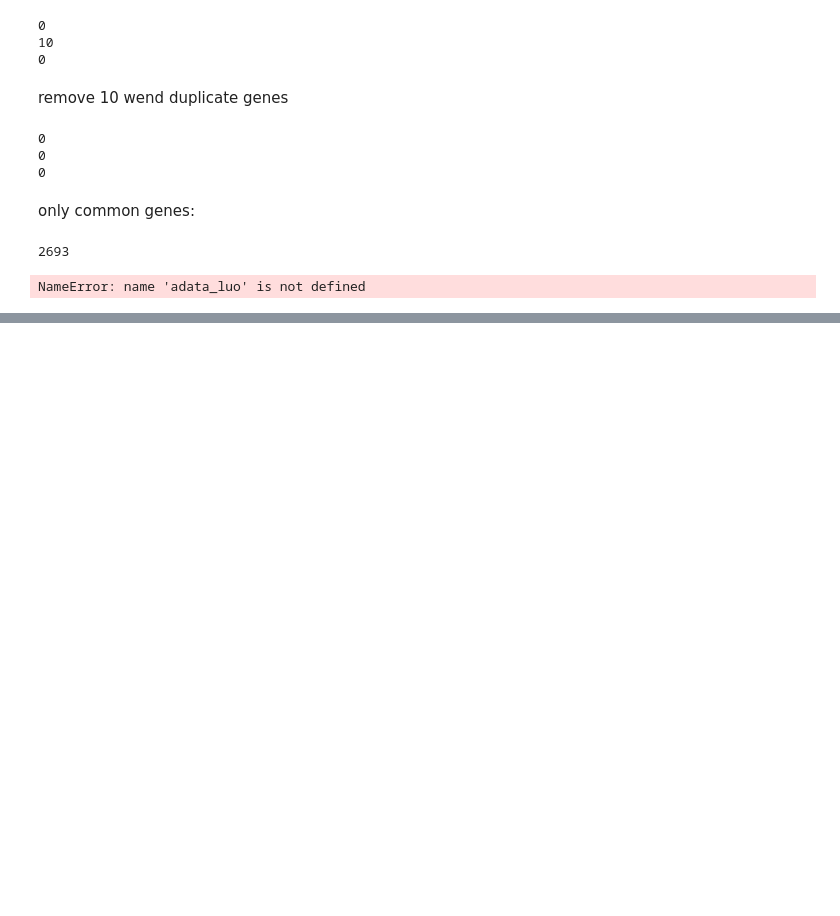
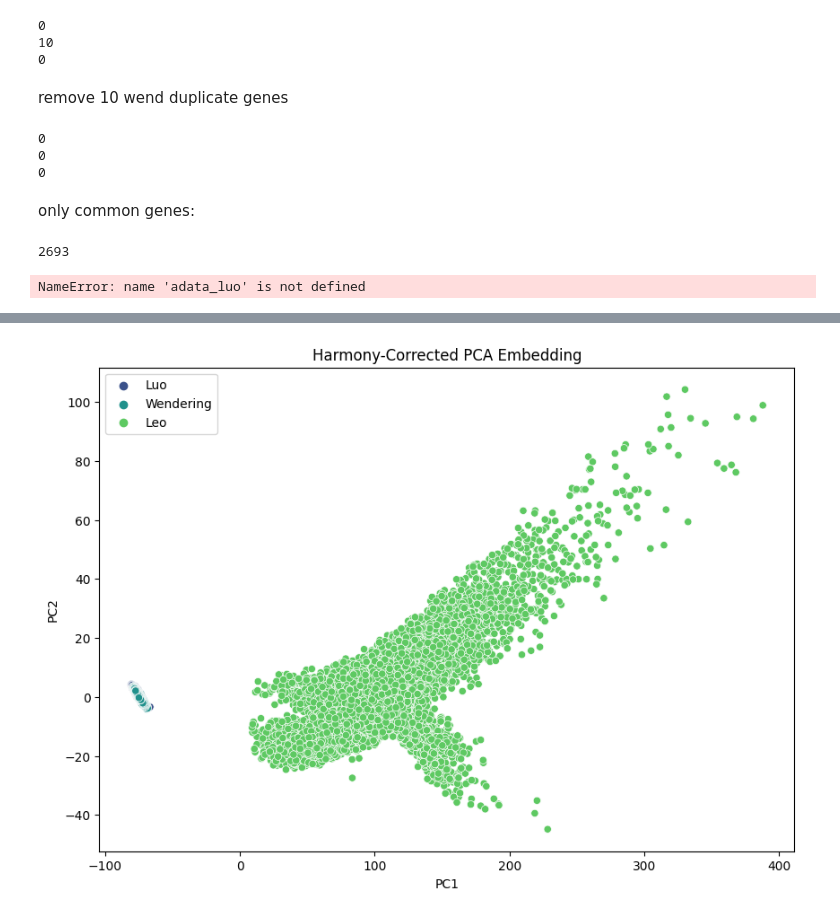
Before and after one commit to Zoezabetian/capstone, a Jupyter notebook: batch_correction.ipynb, the cells around one changed output, grey strips where cells are left out. Cells and saved outputs as stored; diff of their text form; code cells hidden in the pictures; blank space fills up the shorter version.

```diff
--- a/batch_correction.ipynb
+++ b/batch_correction.ipynb
@@ -223,0 +408,14 @@ adata_all = sc.concat(
+# %%
+# Get the Harmony embeddings
+harmony_embedding = adata_all.obsm['X_pca_harmony']
+
+# Plot the first two Harmony-corrected principal components (PC1 vs PC2)
+plt.figure(figsize=(10, 7))
+sns.scatterplot(x=harmony_embedding[:, 0], y=harmony_embedding[:, 1], hue=adata_all.obs['batch'], palette="viridis")
+plt.title('Harmony-Corrected PCA Embedding')
+plt.xlabel('PC1')
+plt.ylabel('PC2')
+plt.legend()
+plt.show()
+# %% [output]
+[figure, added]
```
Also changed, not shown: parts of 43 cells of this notebook, 1 other file.
